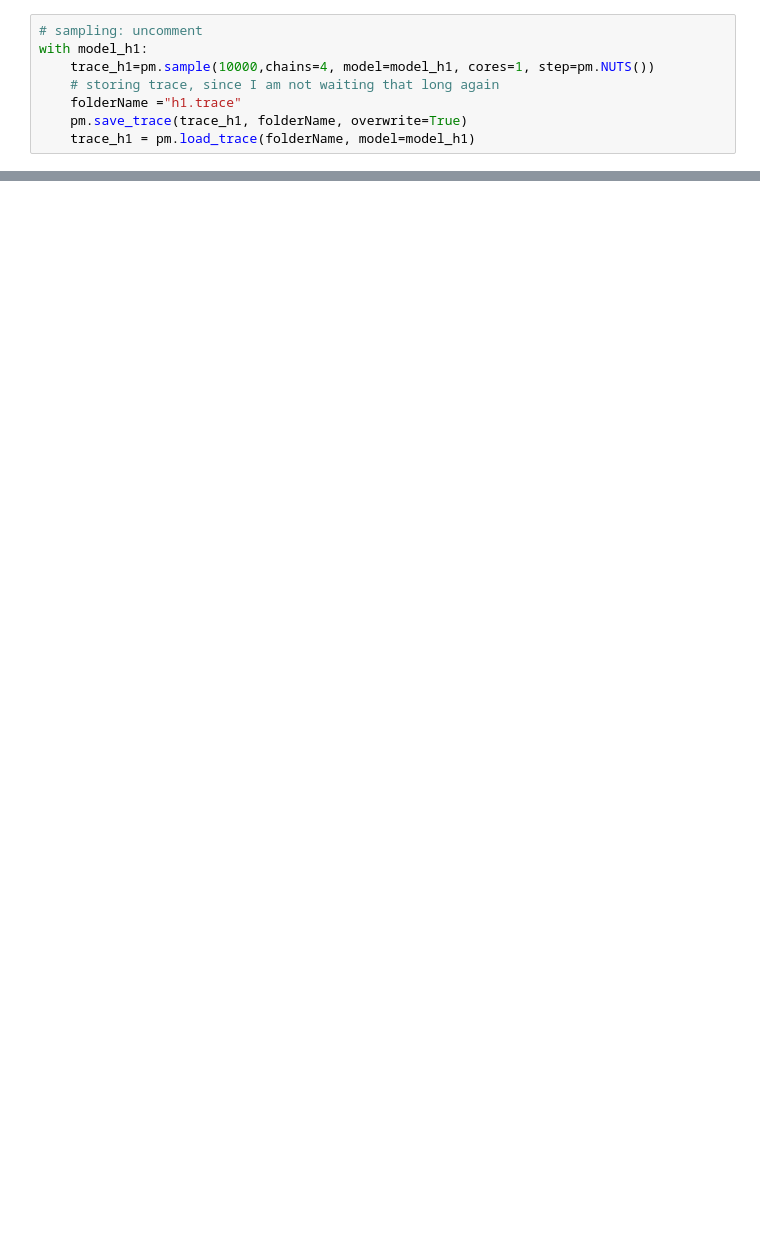
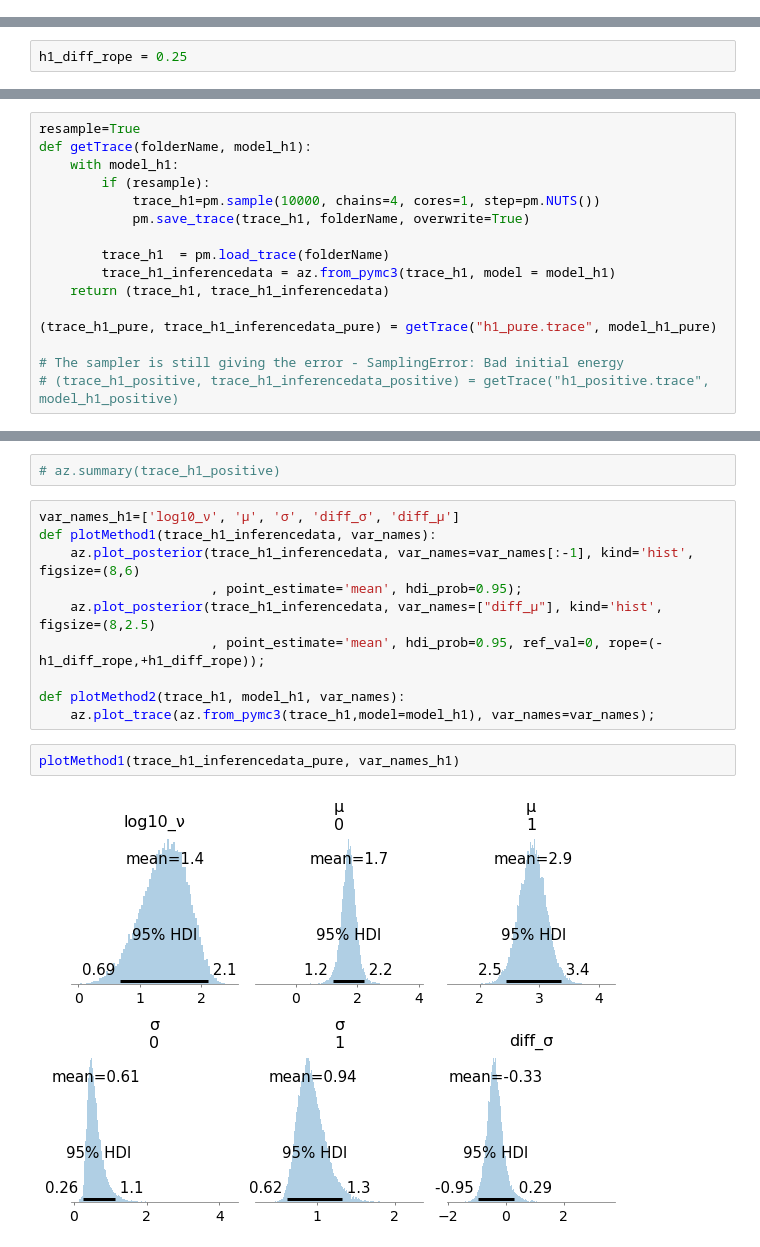
Before and after one commit to jonasIshoejNielsen/2021_prpro_exam, a Jupyter notebook: exam.ipynb, the cells around one changed output, grey strips where cells are left out. Saved outputs shown, nothing was run; the diff lists cells and outputs as text; blank space fills up the shorter version.

```diff
--- a/exam.ipynb
+++ b/exam.ipynb
@@ -155,8 +0,0 @@ pm.model_to_graphviz(model_h1)
-# %%
-# sampling: uncomment
-with model_h1:
-    trace_h1=pm.sample(10000,chains=4, model=model_h1, cores=1, step=pm.NUTS())
-    # storing trace, since I am not waiting that long again
-    folderName ="h1.trace"
-    pm.save_trace(trace_h1, folderName, overwrite=True)
-    trace_h1 = pm.load_trace(folderName, model=model_h1)
@@ -217,0 +64,2 @@ memory usage: 27.0+ KB
+# %%
+h1_diff_rope = 0.25
@@ -217,0 +124,16 @@ memory usage: 27.0+ KB
+# %%
+resample=True
+def getTrace(folderName, model_h1):
+    with model_h1:
+        if (resample):
+            trace_h1=pm.sample(10000, chains=4, cores=1, step=pm.NUTS())
+            pm.save_trace(trace_h1, folderName, overwrite=True)
+
+        trace_h1  = pm.load_trace(folderName)
+        trace_h1_inferencedata = az.from_pymc3(trace_h1, model = model_h1)
+    return (trace_h1, trace_h1_inferencedata)
+
+(trace_h1_pure, trace_h1_inferencedata_pure) = getTrace("h1_pure.trace", model_h1_pure)
+
+# The sampler is still giving the error - SamplingError: Bad initial energy
+# (trace_h1_positive, trace_h1_inferencedata_positive) = getTrace("h1_positive.trace", model_h1_positive)
@@ -217,0 +164,16 @@ memory usage: 27.0+ KB
+# %%
+# az.summary(trace_h1_positive)
+# %%
+var_names_h1=['log10_ν', 'μ', 'σ', 'diff_σ', 'diff_μ']
+def plotMethod1(trace_h1_inferencedata, var_names):
+    az.plot_posterior(trace_h1_inferencedata, var_names=var_names[:-1], kind='hist', figsize=(8,6)
+                      , point_estimate='mean', hdi_prob=0.95);
+    az.plot_posterior(trace_h1_inferencedata, var_names=["diff_μ"], kind='hist', figsize=(8,2.5)
+                      , point_estimate='mean', hdi_prob=0.95, ref_val=0, rope=(-h1_diff_rope,+h1_diff_rope));
+
+def plotMethod2(trace_h1, model_h1, var_names):
+    az.plot_trace(az.from_pymc3(trace_h1,model=model_h1), var_names=var_names);
+# %%
+plotMethod1(trace_h1_inferencedata_pure, var_names_h1)
+# %% [output]
+[figure, added]
```
Also changed, not shown: parts of 63 cells of this notebook, 1 other file.
